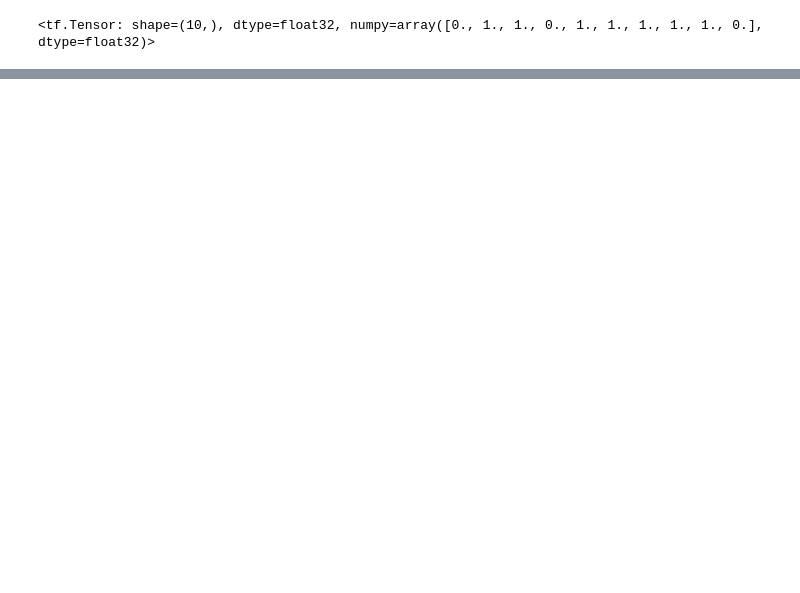
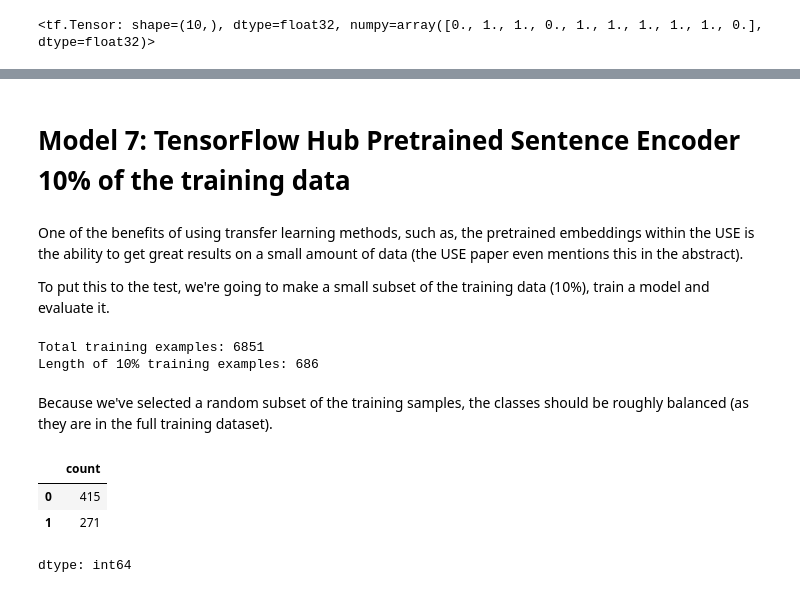
Before and after one commit to mohamed-habib-jaberi/Deep-Learning, a Jupyter notebook: CrisisTweetAI_Classifying_Real_Disaster_Tweets_Using_NLP.ipynb, the cells around one changed output, grey strips where cells are left out. Saved outputs shown, nothing was run; the diff lists cells and outputs as text; code cells hidden in the pictures; blank space fills up the shorter version.

```diff
--- a/CrisisTweetAI_Classifying_Real_Disaster_Tweets_Using_NLP.ipynb
+++ b/CrisisTweetAI_Classifying_Real_Disaster_Tweets_Using_NLP.ipynb
@@ -1491,0 +1509,31 @@ Baseline f1: 0.79, New f1: 0.82, Difference: 0.04
+# %% [markdown]
+# Model 7: TensorFlow Hub Pretrained Sentence Encoder 10% of the training data
+# %% [markdown]
+One of the benefits of using transfer learning methods, such as, the pretrained embeddings within the USE is the ability to get great results on a small amount of data (the USE paper even mentions this in the abstract).
+
+To put this to the test, we're going to make a small subset of the training data (10%), train a model and evaluate it.
+# %%
+# One kind of correct way (there are more) to make data subset
+# (split the already split train_sentences/train_labels)
+train_sentences_90_percent, train_sentences_10_percent, train_labels_90_percent, train_labels_10_percent = train_test_split(np.array(train_sentences),
+                                                                                                                            train_labels,
+                                                                                                                            test_size=0.1,
+                                                                                                                            random_state=42)
+# %%
+# Check length of 10 percent datasets
+print(f"Total training examples: {len(train_sentences)}")
+print(f"Length of 10% training examples: {len(train_sentences_10_percent)}")
+# %% [output]
+Total training examples: 6851
+Length of 10% training examples: 686
+# %% [markdown]
+Because we've selected a random subset of the training samples, the classes should be roughly balanced (as they are in the full training dataset).
+# %%
+# Check the number of targets in our subset of data
+# (this should be close to the distribution of labels in the original train_labels)
+pd.Series(train_labels_10_percent).value_counts()
+# %% [output]
+|  | count |
+| 0 | 415 |
+| 1 | 271 |
+dtype: int64
```
Also changed, not shown: parts of 95 cells of this notebook.
